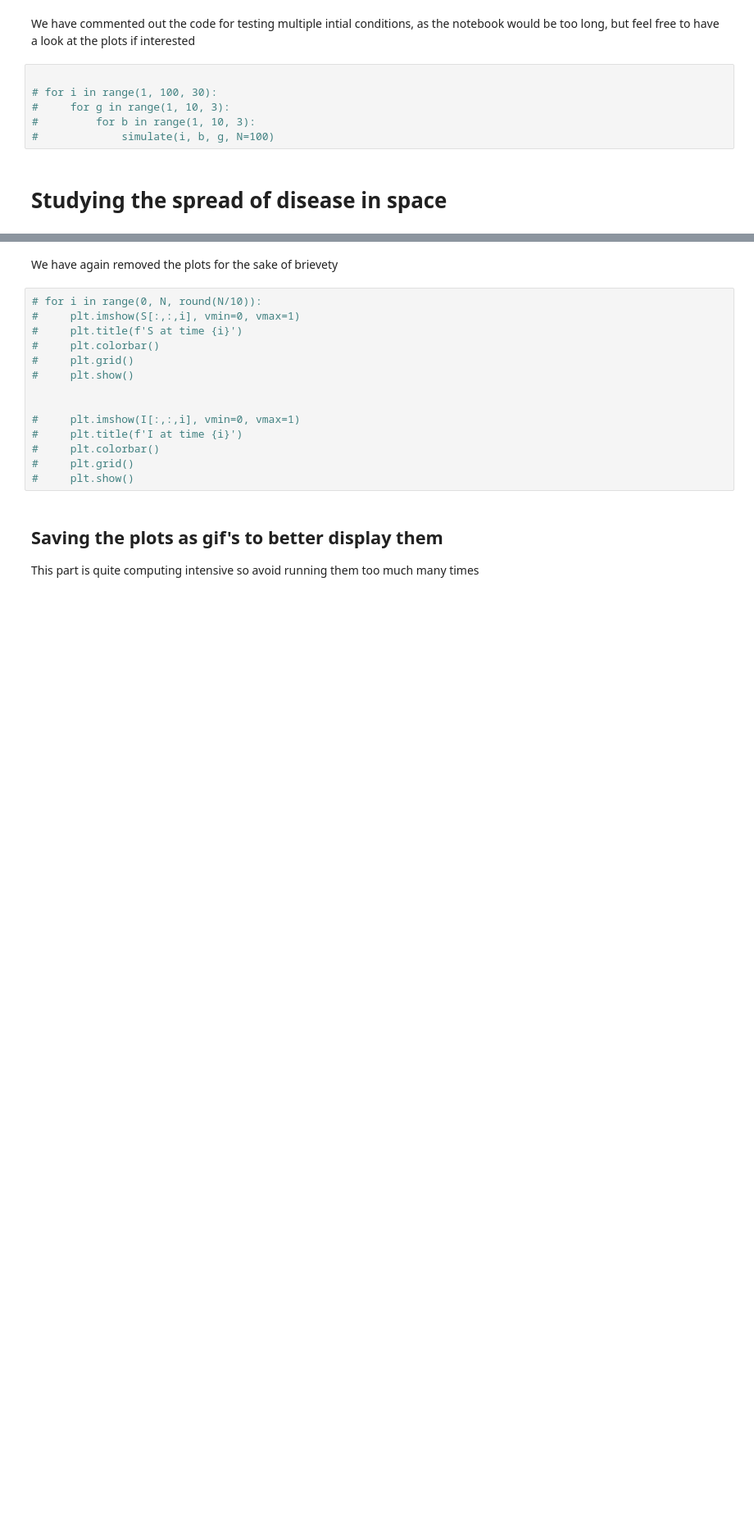
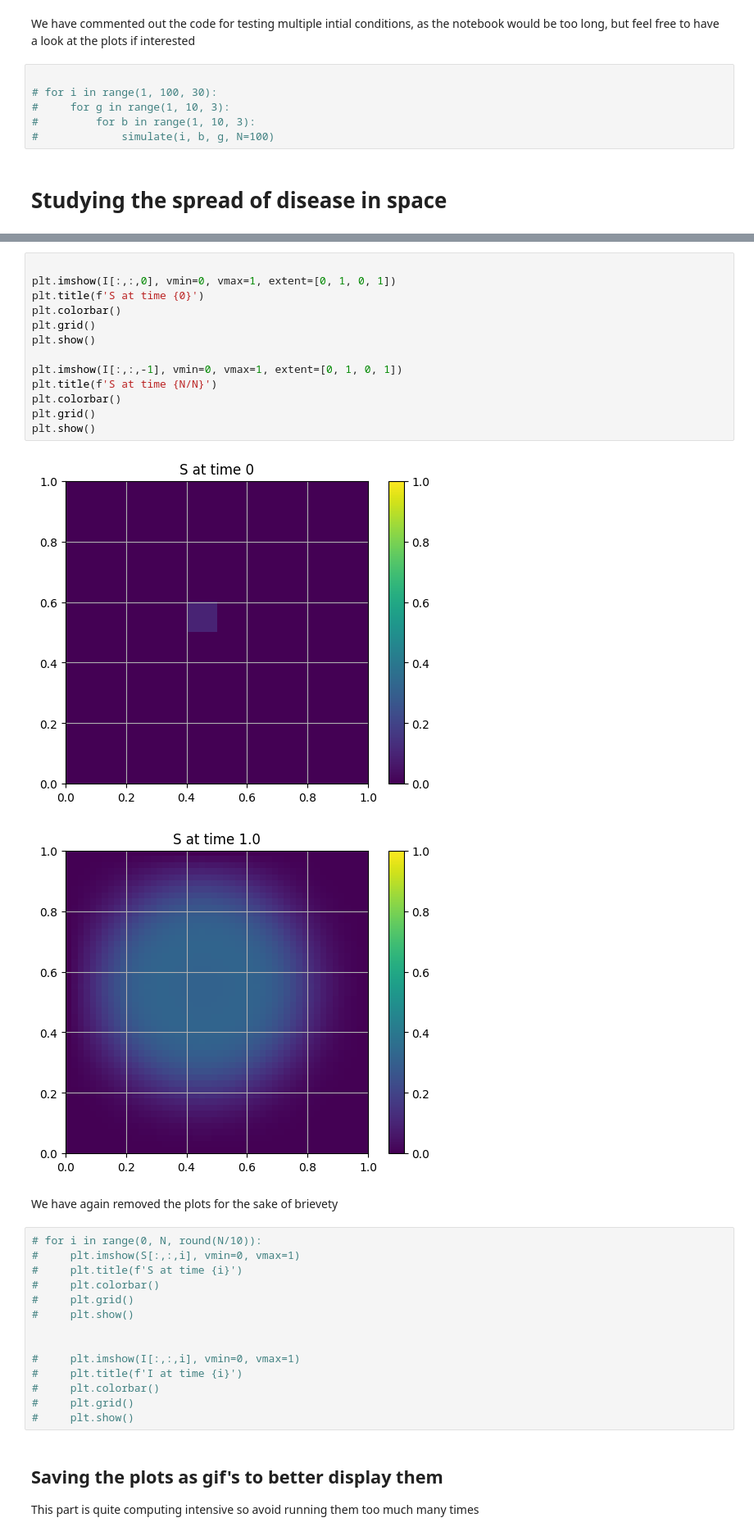
Before and after one commit to 1rideee/Numdiff, a Jupyter notebook: Project1.ipynb, the cells around one changed output, grey strips where cells are left out. Shown at 82% size. Saved outputs shown, nothing was run; the diff lists cells and outputs as text; blank space fills up the shorter version.

```diff
--- a/Project1.ipynb
+++ b/Project1.ipynb
@@ -303,3 +321,19 @@ R = 1 - S - I
+# %%
+
+plt.imshow(I[:,:,0], vmin=0, vmax=1, extent=[0, 1, 0, 1])
+plt.title(f'S at time {0}')
+plt.colorbar()
+plt.grid()
+plt.show()
+
+plt.imshow(I[:,:,-1], vmin=0, vmax=1, extent=[0, 1, 0, 1])
+plt.title(f'S at time {N/N}')
+plt.colorbar()
+plt.grid()
+plt.show()
+# %% [output]
+[figure, added]
+[figure, added]
 # %% [markdown]
 We have again removed the plots for the sake of brievety
 # %%
```
Also changed, not shown: parts of 16 cells of this notebook.
